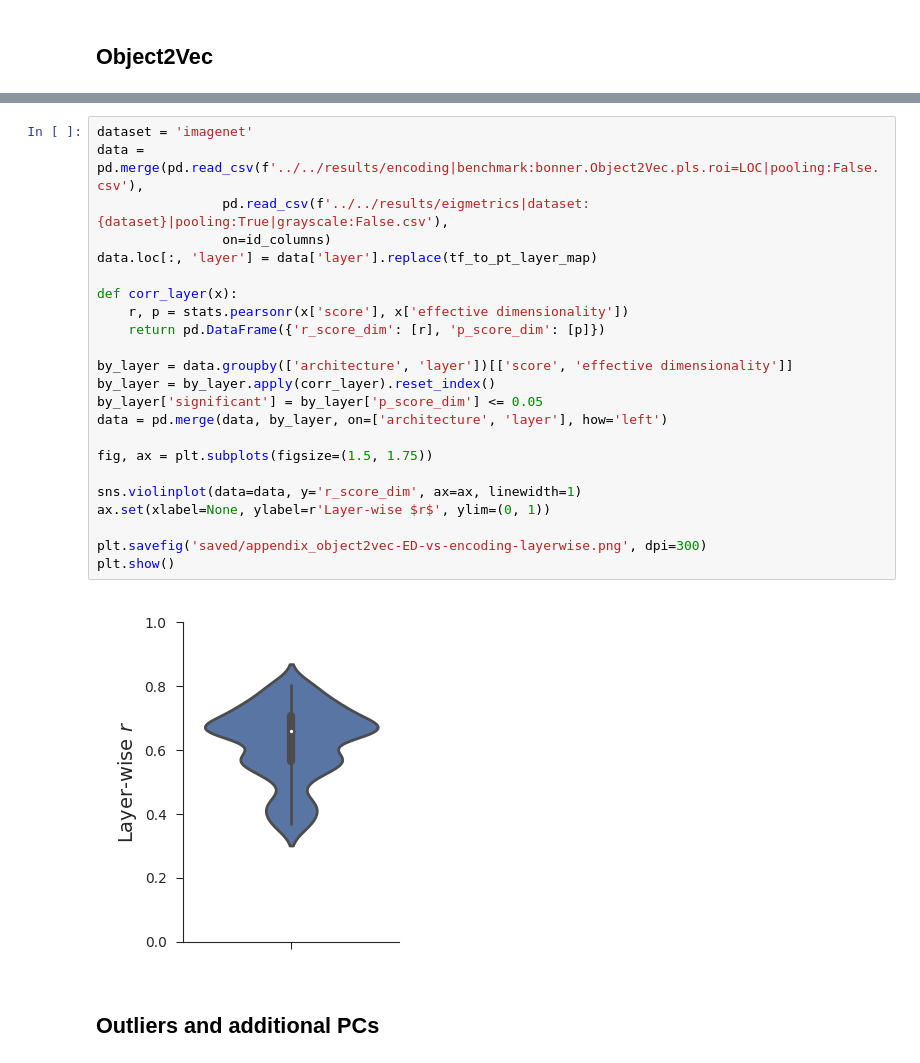
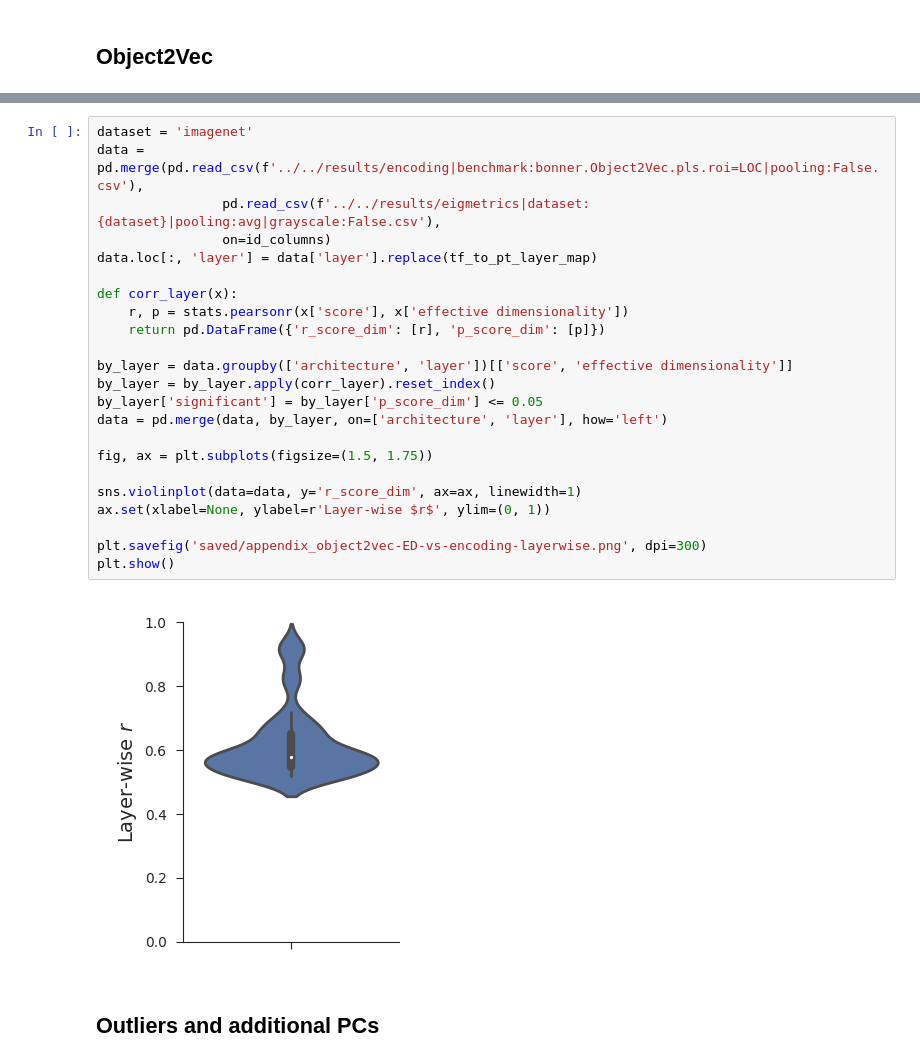
Before and after one commit to EricElmoznino/encoder_dimensionality, a Jupyter notebook: figures/manuscript/results.ipynb, the cells around one changed output, grey strips where cells are left out. Saved outputs shown, nothing was run; the diff lists cells and outputs as text.

Commit message:
Updated figures to use avg-pooling

```diff
--- a/figures/manuscript/results.ipynb
+++ b/figures/manuscript/results.ipynb
@@ -678,28 +678,28 @@ plt.show()
 # %%
 dataset = 'imagenet'
 data = pd.merge(pd.read_csv(f'../../results/encoding|benchmark:bonner.Object2Vec.pls.roi=LOC|pooling:False.csv'),
-                pd.read_csv(f'../../results/eigmetrics|dataset:{dataset}|pooling:True|grayscale:False.csv'),
+                pd.read_csv(f'../../results/eigmetrics|dataset:{dataset}|pooling:avg|grayscale:False.csv'),
                 on=id_columns)
 data.loc[:, 'layer'] = data['layer'].replace(tf_to_pt_layer_map)
 
 def corr_layer(x):
     r, p = stats.pearsonr(x['score'], x['effective dimensionality'])
     return pd.DataFrame({'r_score_dim': [r], 'p_score_dim': [p]})
 
 by_layer = data.groupby(['architecture', 'layer'])[['score', 'effective dimensionality']]
 by_layer = by_layer.apply(corr_layer).reset_index()
 by_layer['significant'] = by_layer['p_score_dim'] <= 0.05
 data = pd.merge(data, by_layer, on=['architecture', 'layer'], how='left')
 
 fig, ax = plt.subplots(figsize=(1.5, 1.75))
 
 sns.violinplot(data=data, y='r_score_dim', ax=ax, linewidth=1)
 ax.set(xlabel=None, ylabel=r'Layer-wise $r$', ylim=(0, 1))
 
 plt.savefig('saved/appendix_object2vec-ED-vs-encoding-layerwise.png', dpi=300)
 plt.show()
 # %% [output]
-[figure, old version]
+[figure, new version]
 # %% [markdown]
 ## Outliers and additional PCs
 # %%
```
Also changed, not shown: parts of 21 cells of this notebook, 23 other files.
